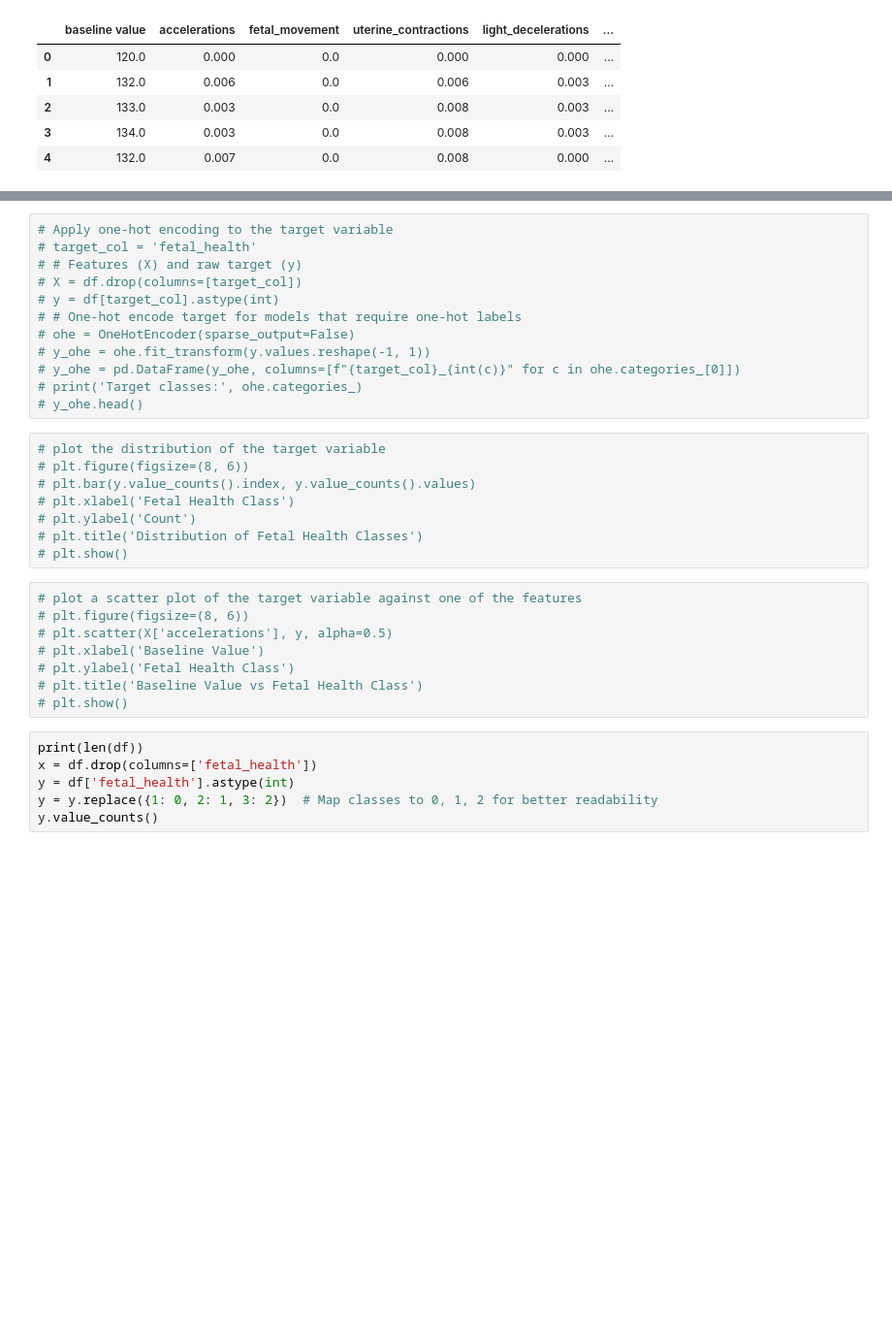
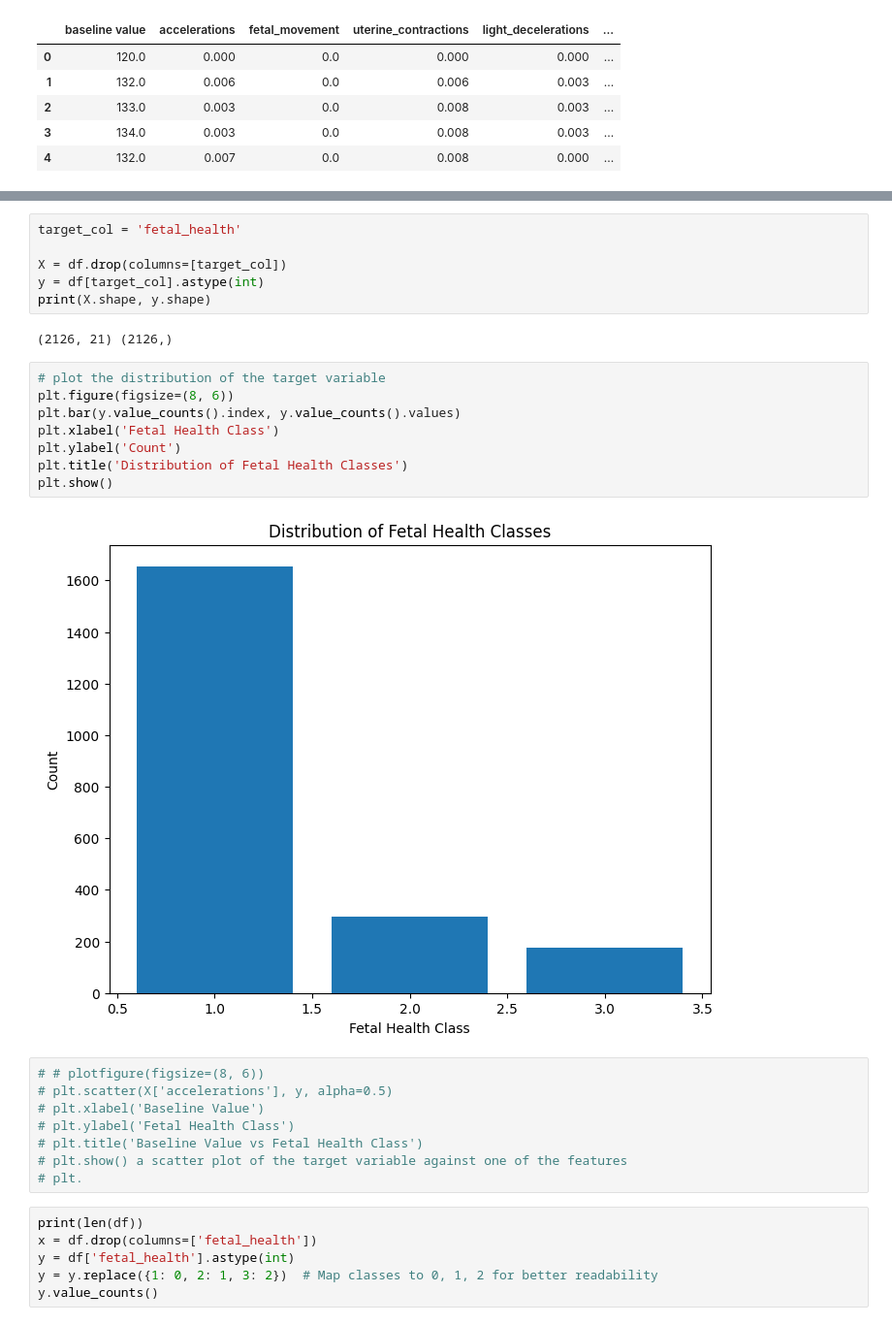
Before and after one commit to Bakwowi/Fetal-Health-Classification, a Jupyter notebook: script.ipynb, the cells around one changed output, grey strips where cells are left out. Shown at 97% size. Drawn from its saved outputs; the diff is of its cells as text; blank space fills up the shorter version.

```diff
--- a/script.ipynb
+++ b/script.ipynb
@@ -34,31 +62,29 @@ df.head()
 # %%
-# Apply one-hot encoding to the target variable
-# target_col = 'fetal_health'
-# # Features (X) and raw target (y)
-# X = df.drop(columns=[target_col])
-# y = df[target_col].astype(int)
-# # One-hot encode target for models that require one-hot labels
-# ohe = OneHotEncoder(sparse_output=False)
-# y_ohe = ohe.fit_transform(y.values.reshape(-1, 1))
-# y_ohe = pd.DataFrame(y_ohe, columns=[f"{target_col}_{int(c)}" for c in ohe.categories_[0]])
-# print('Target classes:', ohe.categories_)
-# y_ohe.head()
+target_col = 'fetal_health'
+
+X = df.drop(columns=[target_col])
+y = df[target_col].astype(int)
+print(X.shape, y.shape)
+# %% [output]
+(2126, 21) (2126,)
 # %%
 # plot the distribution of the target variable
-# plt.figure(figsize=(8, 6))
-# plt.bar(y.value_counts().index, y.value_counts().values)
-# plt.xlabel('Fetal Health Class')
-# plt.ylabel('Count')
-# plt.title('Distribution of Fetal Health Classes')
-# plt.show()
+plt.figure(figsize=(8, 6))
+plt.bar(y.value_counts().index, y.value_counts().values)
+plt.xlabel('Fetal Health Class')
+plt.ylabel('Count')
+plt.title('Distribution of Fetal Health Classes')
+plt.show()
+# %% [output]
+[figure, added]
 # %%
-# plot a scatter plot of the target variable against one of the features
-# plt.figure(figsize=(8, 6))
+# # plotfigure(figsize=(8, 6))
 # plt.scatter(X['accelerations'], y, alpha=0.5)
 # plt.xlabel('Baseline Value')
 # plt.ylabel('Fetal Health Class')
 # plt.title('Baseline Value vs Fetal Health Class')
-# plt.show()
+# plt.show() a scatter plot of the target variable against one of the features
+# plt.
 # %%
 print(len(df))
 x = df.drop(columns=['fetal_health'])
```
Also changed, not shown: parts of 10 cells of this notebook, 6 other files.
